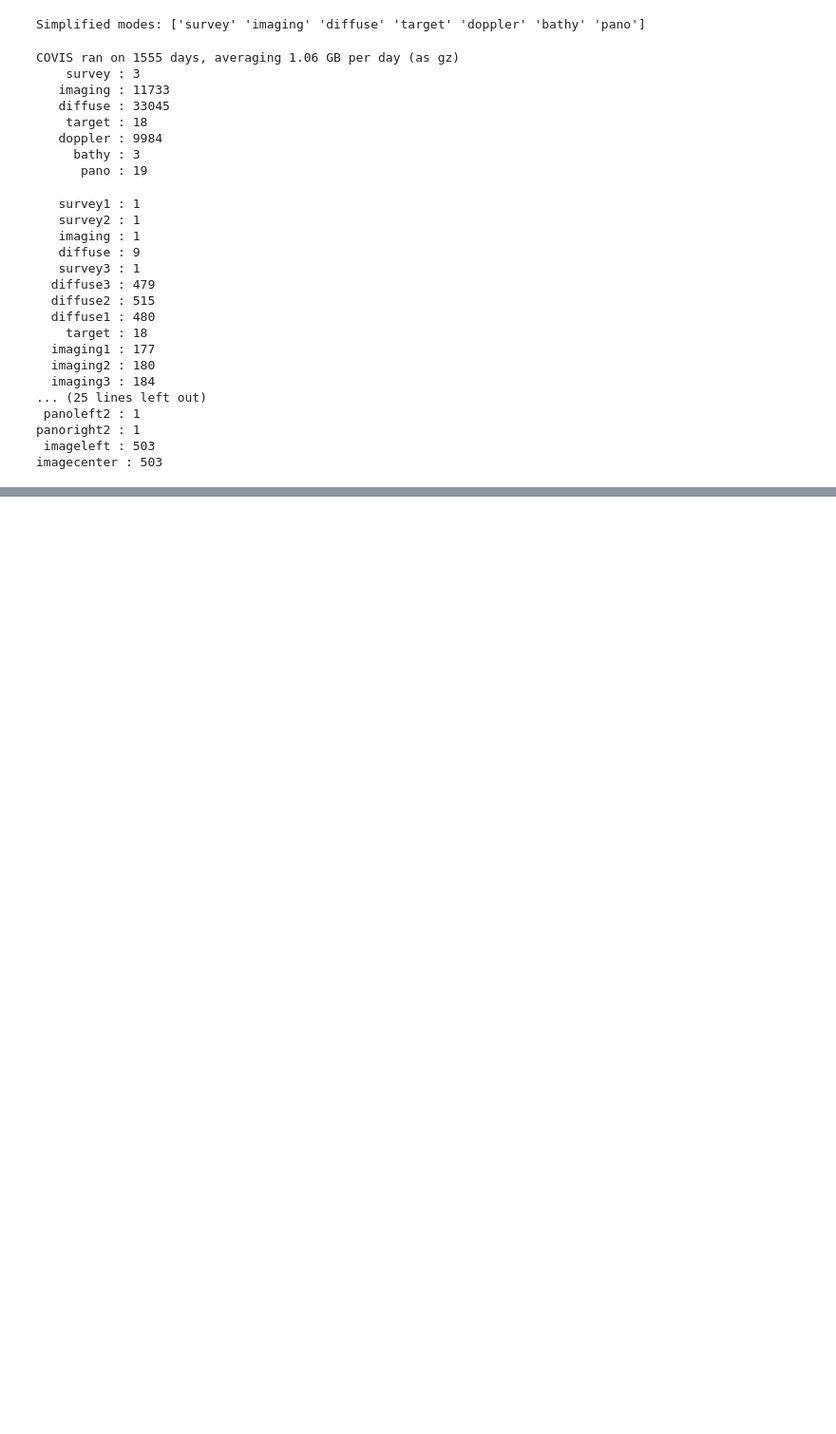
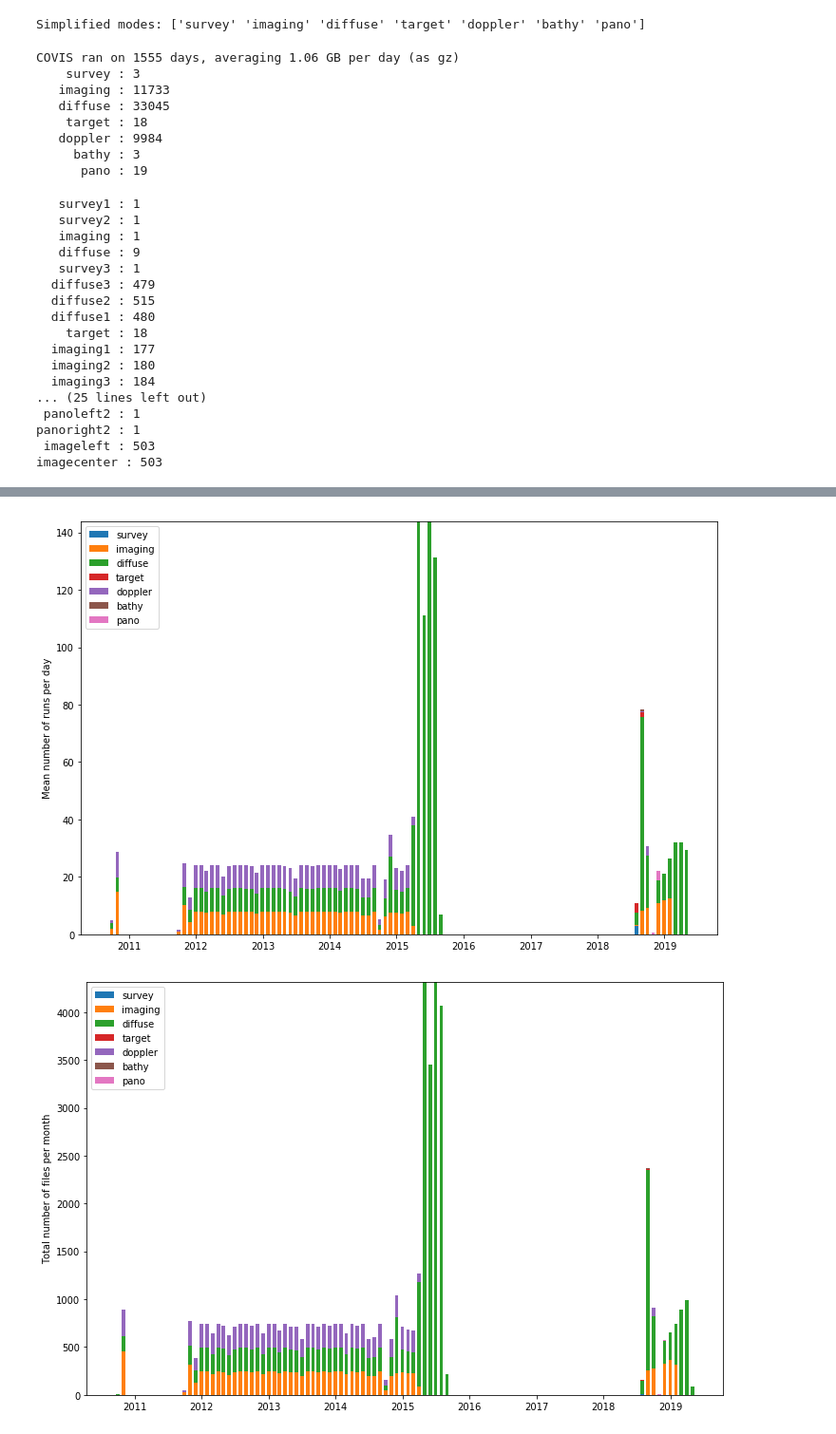
Before and after one commit to COVIS-Sonar/covis-worker, a Jupyter notebook: notebooks/summarize_data_sizes.ipynb, the cells around one changed output, grey strips where cells are left out. Shown: that part at 95% size. Saved outputs shown, nothing was run; the diff lists cells and outputs as text; code cells hidden in the pictures; blank space fills up the shorter version.

Commit message:
Additional per-mode statistics

```diff
--- a/notebooks/summarize_data_sizes.ipynb
+++ b/notebooks/summarize_data_sizes.ipynb
@@ -269,0 +347,40 @@ datetime
+# %%
+
+def stacked_mode_bars(df):
+    fig,ax = plt.subplots()
+    fig.set_size_inches(12,8)
+
+    prev=pd.Series(0, index=df.index)
+
+    for mode in data.simple_mode.unique():
+        ax.bar(df.index, height=df[mode], bottom=prev, width=20, label=mode)
+        prev = prev.add( df[mode], fill_value=0)
+
+    return fig,ax
+
+stacked_mode_bars(count_per_day)
+
+plt.legend()
+plt.ylabel("Mean number of runs per day")
+plt.show()
+
+##
+
+
+fig,ax = stacked_mode_bars( count_per_month )
+
+plt.legend()
+plt.ylabel("Total number of files per month")
+plt.show()
+
+
+##
+
+fig,ax = stacked_mode_bars(gz_per_month)
+
+plt.legend()
+plt.ylabel("Data per month (gz compression, GB)")
+plt.show()
+# %% [output]
+[figure, added]
+[figure, added]
```
Also changed, not shown: parts of 10 cells of this notebook.
